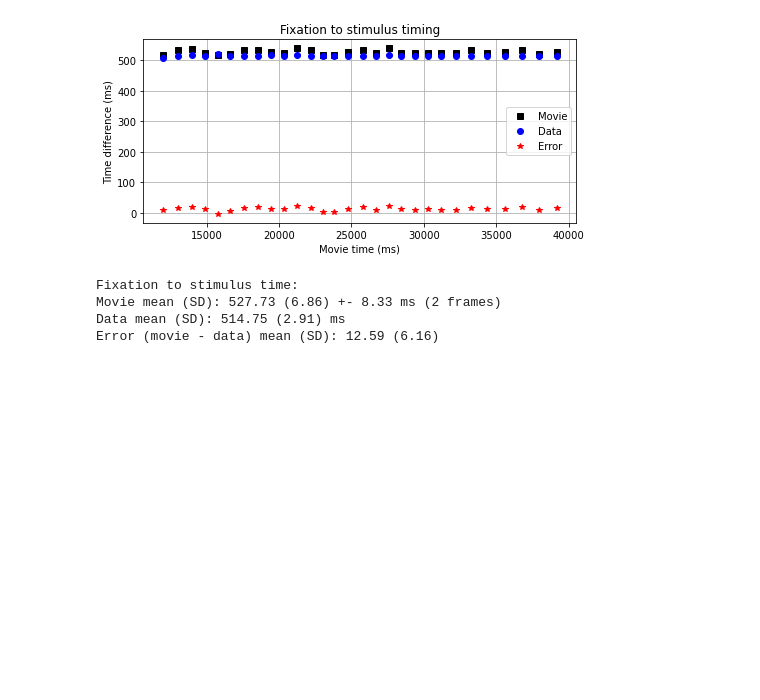
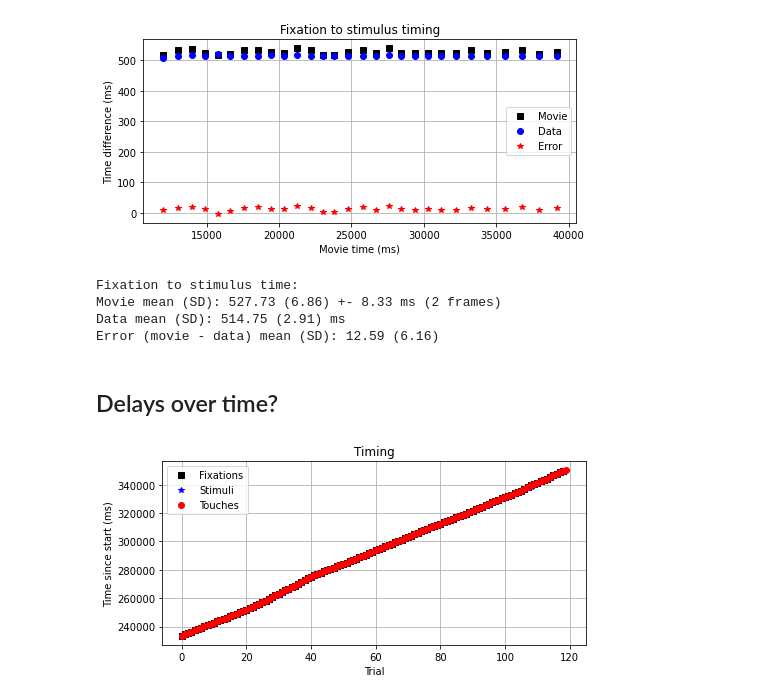
Before and after one commit to ChildMindInstitute/mindlogger-time-tests, a Jupyter notebook: flanker_test_20220405.ipynb, the cells around one changed output. Saved outputs shown, nothing was run; the diff lists cells and outputs as text; code cells hidden in the pictures; blank space fills up the shorter version.

Commit message:
Add timing delays

```diff
--- a/flanker_test_20220405.ipynb
+++ b/flanker_test_20220405.ipynb
@@ -137,3 +137,37 @@ Fixation to stimulus time:
 Movie mean (SD): 527.73 (6.86) +- 8.33 ms (2 frames)
 Data mean (SD): 514.75 (2.91) ms
 Error (movie - data) mean (SD): 12.59 (6.16)
+# %% [markdown]
+## Delays over time?
+# %%
+fixations = []
+stimuli = []
+touches = []
+i = 0
+for frame in frames:
+    i = i + 1
+    if i > 1:
+        if i % 3 == 1:
+            fixation_diff = float(df.event_start_timestamp[i-1]) - float(df.experiment_start_timestamp[i-1])
+            if fixation_diff > 0:
+                fixations.append(fixation_diff)
+        elif i % 3 == 2:
+            stimulus_diff = float(df.event_start_timestamp[i-1]) - float(df.experiment_start_timestamp[i-1])
+            if stimulus_diff > 0:
+                stimuli.append(stimulus_diff)
+        elif i % 3 == 0:
+            touch_diff = float(df.response_touch_timestamp[i-1]) - float(df.experiment_start_timestamp[i-2])
+            if touch_diff > 0:
+                touches.append(touch_diff)
+
+plt.plot(range(len(fixations)), fixations, marker='s', linestyle='', color='k', label='Fixations')
+plt.plot(range(len(stimuli)), stimuli, marker='*', linestyle='', color='b', label='Stimuli')
+plt.plot(range(len(touches)), touches, marker='o', linestyle='', color='r', label='Touches')
+plt.title('Timing')
+plt.xlabel ('Trial')
+plt.ylabel ('Time since start (ms)')
+plt.legend()
+plt.grid()
+plt.show()
+# %% [output]
+[figure, added]
```
